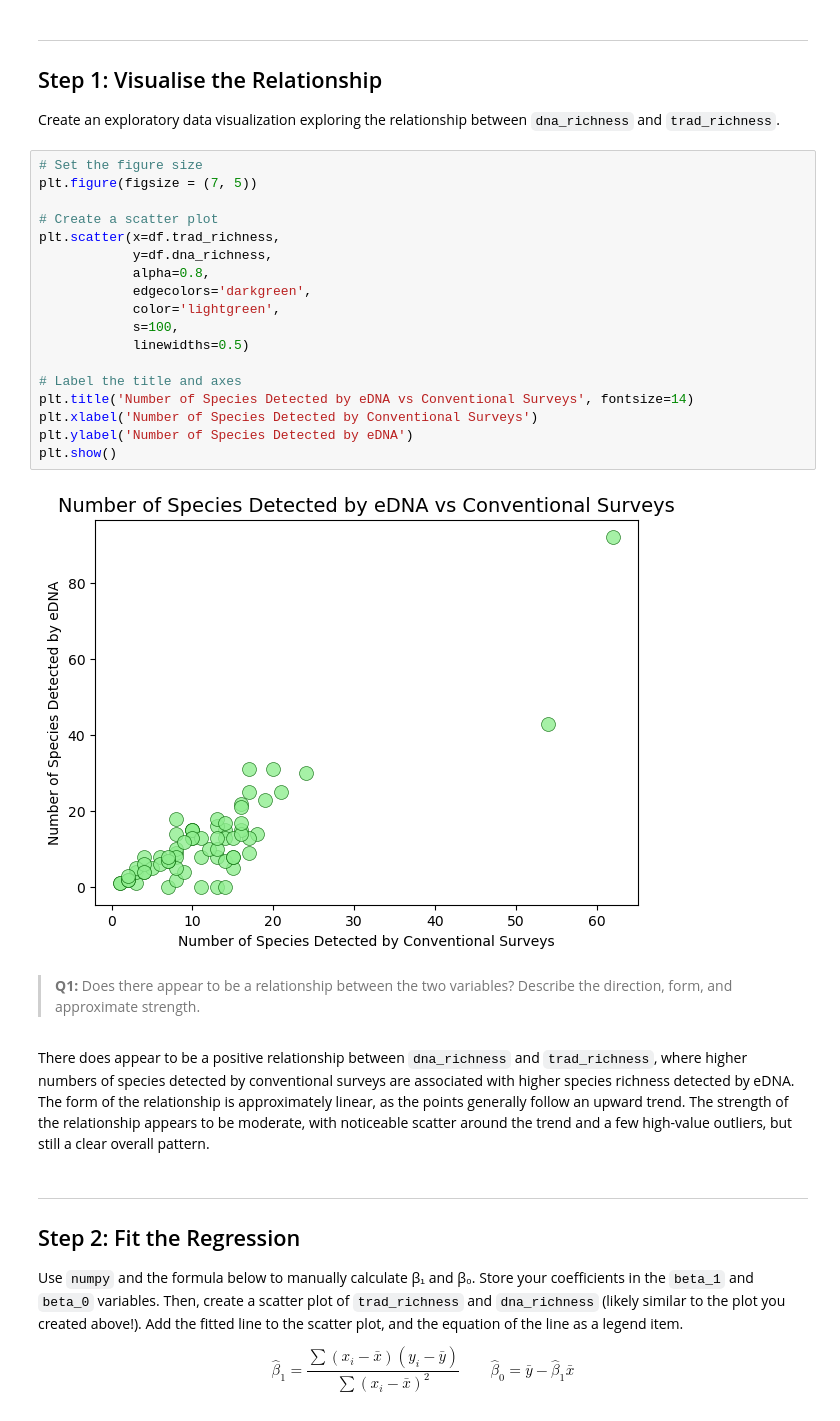
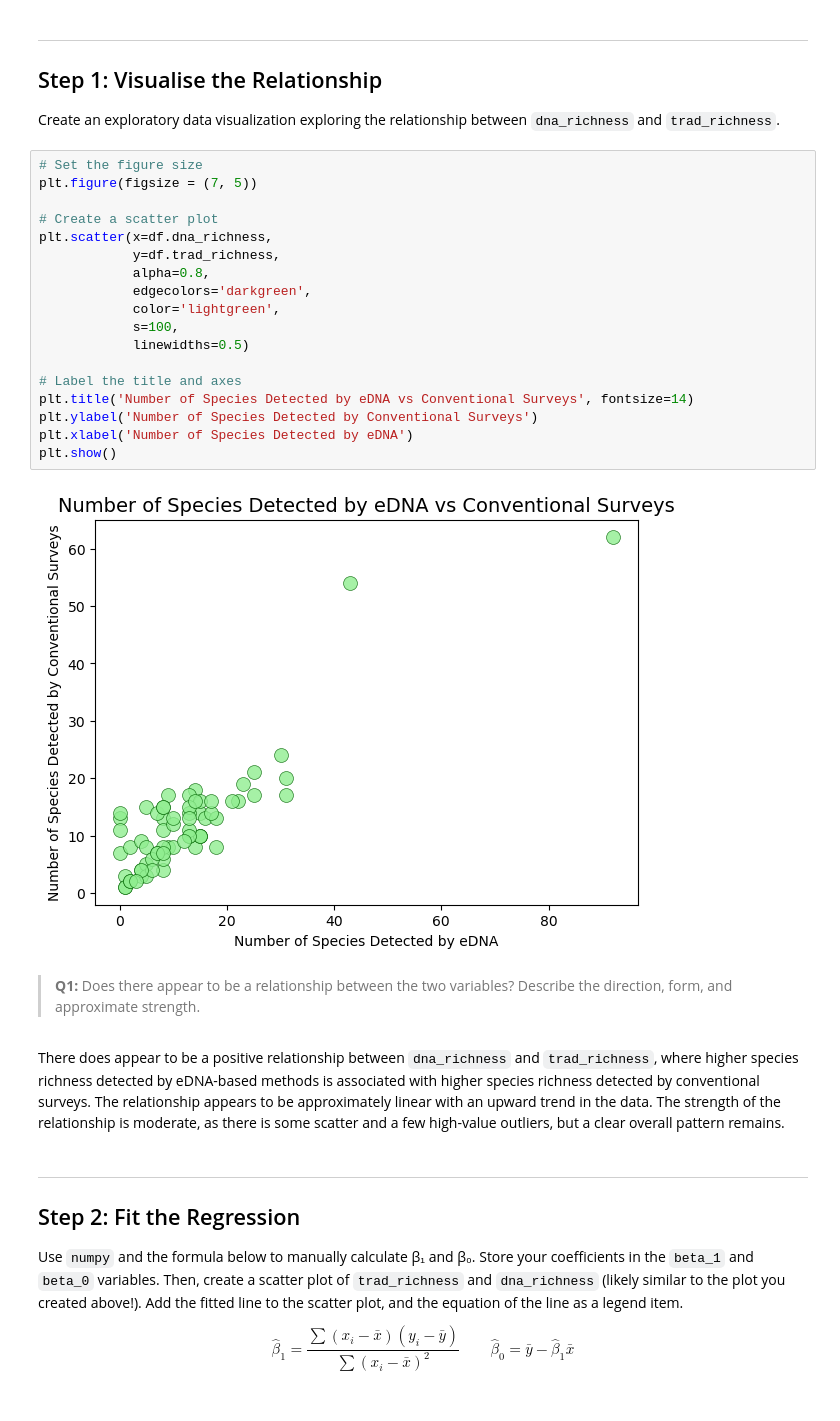
Before and after one commit to mmorenorolon/assignment-1, a Jupyter notebook: task2/hw1-task2.ipynb, the cells around one changed output. Drawn from its saved outputs; the diff is of its cells as text.

```diff
--- a/task2/hw1-task2.ipynb
+++ b/task2/hw1-task2.ipynb
@@ -66,27 +66,27 @@ Create an exploratory data visualization exploring the relationship between `dna
 # %%
 # Set the figure size
 plt.figure(figsize = (7, 5))
 
 # Create a scatter plot
-plt.scatter(x=df.trad_richness,
-            y=df.dna_richness,
+plt.scatter(x=df.dna_richness,
+            y=df.trad_richness,
             alpha=0.8,
             edgecolors='darkgreen',
             color='lightgreen',
             s=100,
             linewidths=0.5)
 
 # Label the title and axes
 plt.title('Number of Species Detected by eDNA vs Conventional Surveys', fontsize=14)
-plt.xlabel('Number of Species Detected by Conventional Surveys')
-plt.ylabel('Number of Species Detected by eDNA')
+plt.ylabel('Number of Species Detected by Conventional Surveys')
+plt.xlabel('Number of Species Detected by eDNA')
 plt.show()
 # %% [output]
-[figure, old version]
+[figure, new version]
 # %% [markdown]
 > **Q1:** Does there appear to be a relationship between the two variables? Describe the direction, form, and approximate strength.
 # %% [markdown]
-There does appear to be a positive relationship between `dna_richness` and `trad_richness`, where higher numbers of species detected by conventional surveys are associated with higher species richness detected by eDNA. The form of the relationship is approximately linear, as the points generally follow an upward trend. The strength of the relationship appears to be moderate, with noticeable scatter around the trend and a few high-value outliers, but still a clear overall pattern.
+There does appear to be a positive relationship between `dna_richness` and `trad_richness`, where higher species richness detected by eDNA-based methods is associated with higher species richness detected by conventional surveys. The relationship appears to be approximately linear with an upward trend in the data. The strength of the relationship is moderate, as there is some scatter and a few high-value outliers, but a clear overall pattern remains.
 # %% [markdown]
 <!-- END QUESTION -->
 
```
Also changed, not shown: parts of 3 cells of this notebook.
